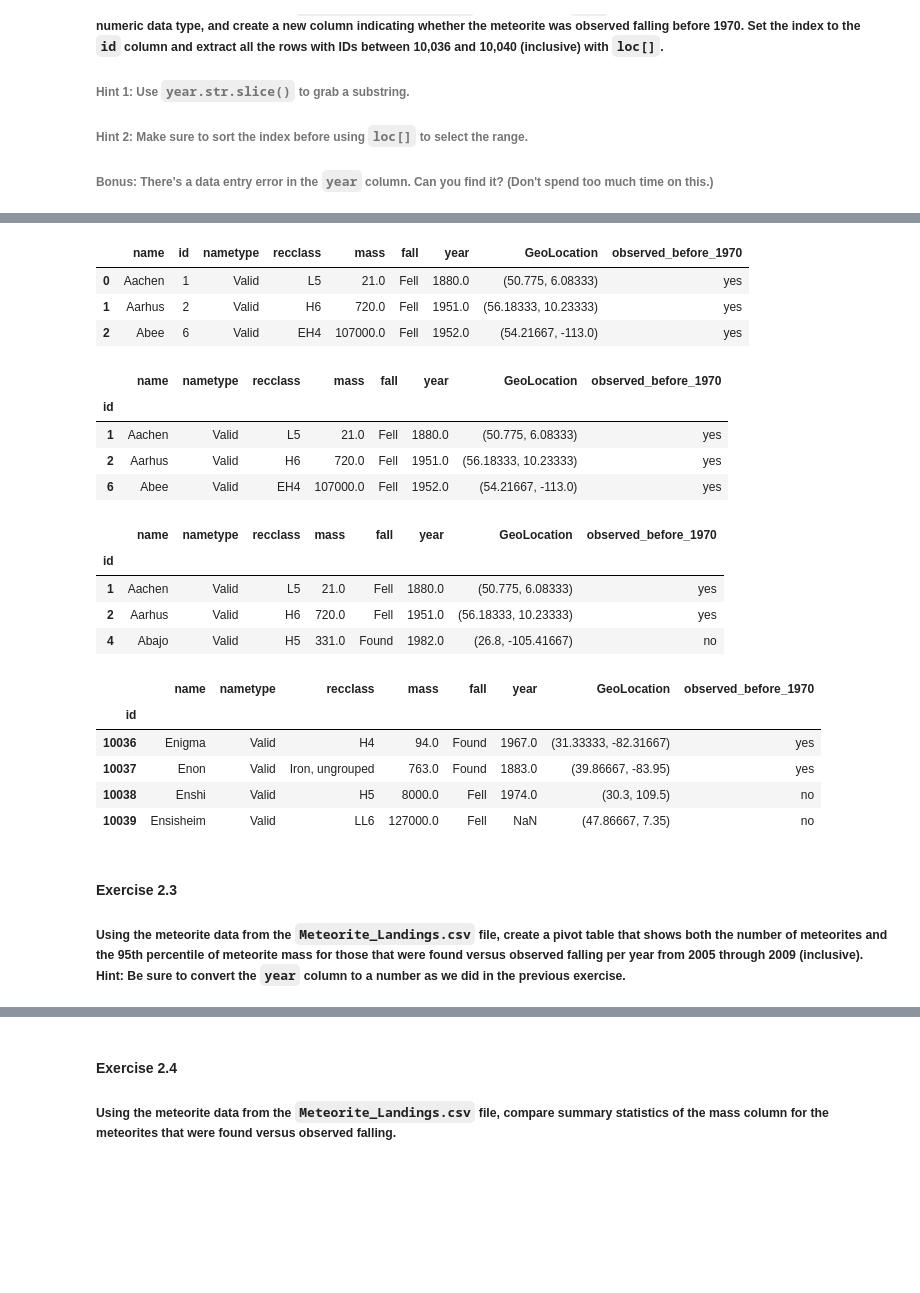
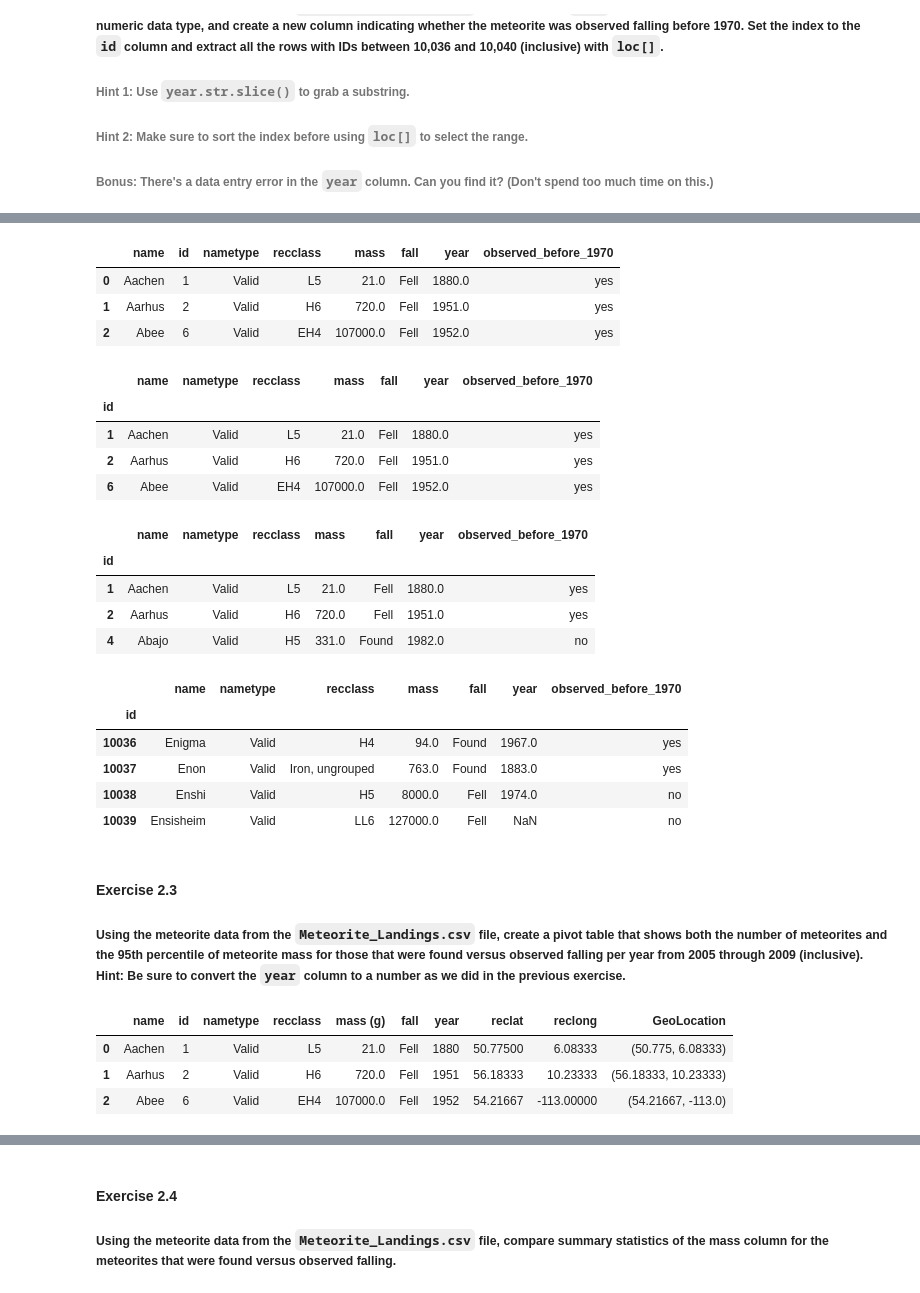
Before and after one commit to dekristi/Python_SheGoesTech_22, a Jupyter notebook: Day_17_Pandas_Data_Analysis_Library/workbook.ipynb, the cells around one changed output, grey strips where cells are left out. Cells and saved outputs as stored; diff of their text form; code cells hidden in the pictures; blank space fills up the shorter version.

```diff
--- a/Day_17_Pandas_Data_Analysis_Library/workbook.ipynb
+++ b/Day_17_Pandas_Data_Analysis_Library/workbook.ipynb
@@ -93,6 +94,6 @@ meteo_df.head(3)
 | 2 | Abee | 6 | Valid | EH4 | 107000.0 | Fell | 01/01/1952 12:00:00 AM | 54.21667 | -113.00000 | (54.21667, -113.0) |
 # %%
 meteo_df = meteo_df.rename(columns={'mass (g)':'mass'})
-meteo_df = meteo_df.drop(columns=['reclat', 'reclong'])
+meteo_df = meteo_df.drop(columns=['reclat', 'reclong', 'GeoLocation'])
 meteo_df.head(3)
 # %% [output]
@@ -158,38 +157,38 @@ memory usage: 2.8+ MB
 meteo_df['observed_before_1970'] = np.where(meteo_df['year'] < 1970, 'yes', 'no')
 meteo_df.head(3)
 # %% [output]
-|  | name | id | nametype | recclass | mass | fall | year | GeoLocation | observed_before_1970 |
-| 0 | Aachen | 1 | Valid | L5 | 21.0 | Fell | 1880.0 | (50.775, 6.08333) | yes |
-| 1 | Aarhus | 2 | Valid | H6 | 720.0 | Fell | 1951.0 | (56.18333, 10.23333) | yes |
-| 2 | Abee | 6 | Valid | EH4 | 107000.0 | Fell | 1952.0 | (54.21667, -113.0) | yes |
+|  | name | id | nametype | recclass | mass | fall | year | observed_before_1970 |
+| 0 | Aachen | 1 | Valid | L5 | 21.0 | Fell | 1880.0 | yes |
+| 1 | Aarhus | 2 | Valid | H6 | 720.0 | Fell | 1951.0 | yes |
+| 2 | Abee | 6 | Valid | EH4 | 107000.0 | Fell | 1952.0 | yes |
 # %%
-meteo_df = meteo_df.set_index('id')
+meteo_df.set_index(['id'], inplace=True)
 meteo_df.head(3)
 # %% [output]
-|  | name | nametype | recclass | mass | fall | year | GeoLocation | observed_before_1970 |
-| id |  |  |  |  |  |  |  |  |
-| 1 | Aachen | Valid | L5 | 21.0 | Fell | 1880.0 | (50.775, 6.08333) | yes |
-| 2 | Aarhus | Valid | H6 | 720.0 | Fell | 1951.0 | (56.18333, 10.23333) | yes |
-| 6 | Abee | Valid | EH4 | 107000.0 | Fell | 1952.0 | (54.21667, -113.0) | yes |
+|  | name | nametype | recclass | mass | fall | year | observed_before_1970 |
+| id |  |  |  |  |  |  |  |
+| 1 | Aachen | Valid | L5 | 21.0 | Fell | 1880.0 | yes |
+| 2 | Aarhus | Valid | H6 | 720.0 | Fell | 1951.0 | yes |
+| 6 | Abee | Valid | EH4 | 107000.0 | Fell | 1952.0 | yes |
 # %%
 meteo_df = meteo_df.sort_index()
 meteo_df.head(3)
 # %% [output]
-|  | name | nametype | recclass | mass | fall | year | GeoLocation | observed_before_1970 |
-| id |  |  |  |  |  |  |  |  |
-| 1 | Aachen | Valid | L5 | 21.0 | Fell | 1880.0 | (50.775, 6.08333) | yes |
-| 2 | Aarhus | Valid | H6 | 720.0 | Fell | 1951.0 | (56.18333, 10.23333) | yes |
-| 4 | Abajo | Valid | H5 | 331.0 | Found | 1982.0 | (26.8, -105.41667) | no |
+|  | name | nametype | recclass | mass | fall | year | observed_before_1970 |
+| id |  |  |  |  |  |  |  |
+| 1 | Aachen | Valid | L5 | 21.0 | Fell | 1880.0 | yes |
+| 2 | Aarhus | Valid | H6 | 720.0 | Fell | 1951.0 | yes |
+| 4 | Abajo | Valid | H5 | 331.0 | Found | 1982.0 | no |
 # %%
 new_meteo = meteo_df.loc[10036:10040]
 new_meteo
 # %% [output]
-|  | name | nametype | recclass | mass | fall | year | GeoLocation | observed_before_1970 |
-| id |  |  |  |  |  |  |  |  |
-| 10036 | Enigma | Valid | H4 | 94.0 | Found | 1967.0 | (31.33333, -82.31667) | yes |
-| 10037 | Enon | Valid | Iron, ungrouped | 763.0 | Found | 1883.0 | (39.86667, -83.95) | yes |
-| 10038 | Enshi | Valid | H5 | 8000.0 | Fell | 1974.0 | (30.3, 109.5) | no |
-| 10039 | Ensisheim | Valid | LL6 | 127000.0 | Fell | NaN | (47.86667, 7.35) | no |
+|  | name | nametype | recclass | mass | fall | year | observed_before_1970 |
+| id |  |  |  |  |  |  |  |
+| 10036 | Enigma | Valid | H4 | 94.0 | Found | 1967.0 | yes |
+| 10037 | Enon | Valid | Iron, ungrouped | 763.0 | Found | 1883.0 | yes |
+| 10038 | Enshi | Valid | H5 | 8000.0 | Fell | 1974.0 | no |
+| 10039 | Ensisheim | Valid | LL6 | 127000.0 | Fell | NaN | no |
 # %% [markdown]
 #### Exercise 2.3
 ##### Using the meteorite data from the `Meteorite_Landings.csv` file, create a pivot table that shows both the number of meteorites and the 95th percentile of meteorite mass for those that were found versus observed falling per year from 2005 through 2009 (inclusive). Hint: Be sure to convert the `year` column to a number as we did in the previous exercise.
@@ -195,0 +199,9 @@ new_meteo
+# %%
+cols = ['year']
+met_df[cols] = met_df[cols].applymap(lambda x: '{0:.0f}'.format(x))
+met_df.head(3)
+# %% [output]
+|  | name | id | nametype | recclass | mass (g) | fall | year | reclat | reclong | GeoLocation |
+| 0 | Aachen | 1 | Valid | L5 | 21.0 | Fell | 1880 | 50.77500 | 6.08333 | (50.775, 6.08333) |
+| 1 | Aarhus | 2 | Valid | H6 | 720.0 | Fell | 1951 | 56.18333 | 10.23333 | (56.18333, 10.23333) |
+| 2 | Abee | 6 | Valid | EH4 | 107000.0 | Fell | 1952 | 54.21667 | -113.00000 | (54.21667, -113.0) |
```
Also changed, not shown: parts of 12 cells of this notebook.
